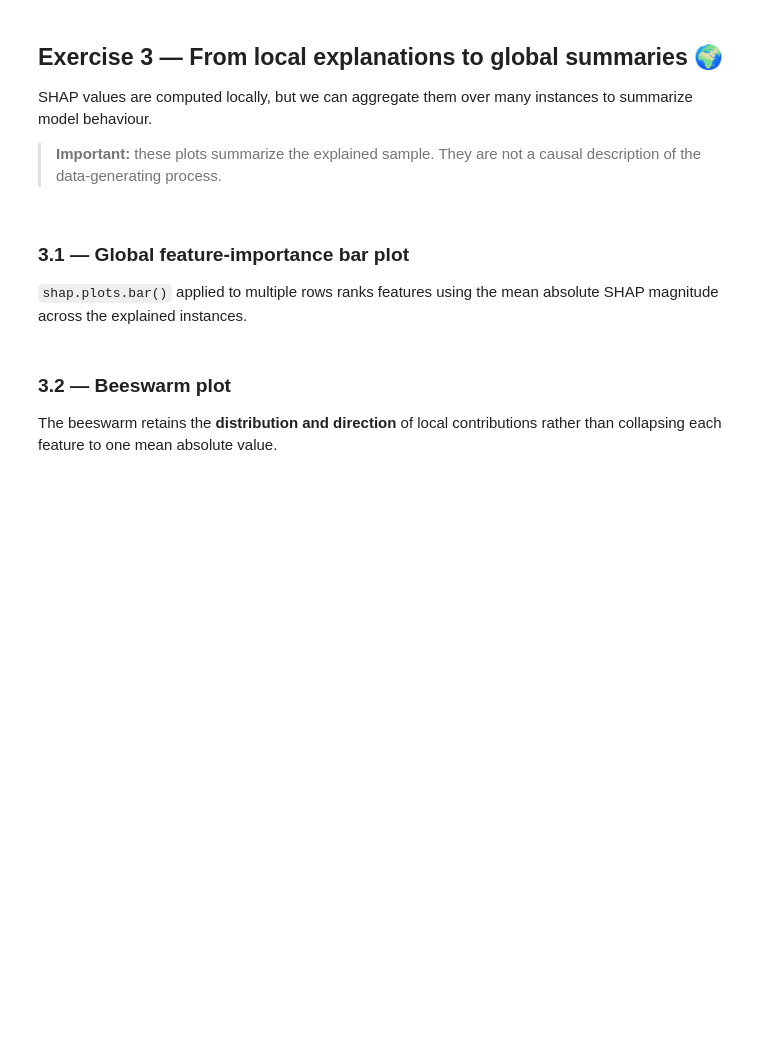
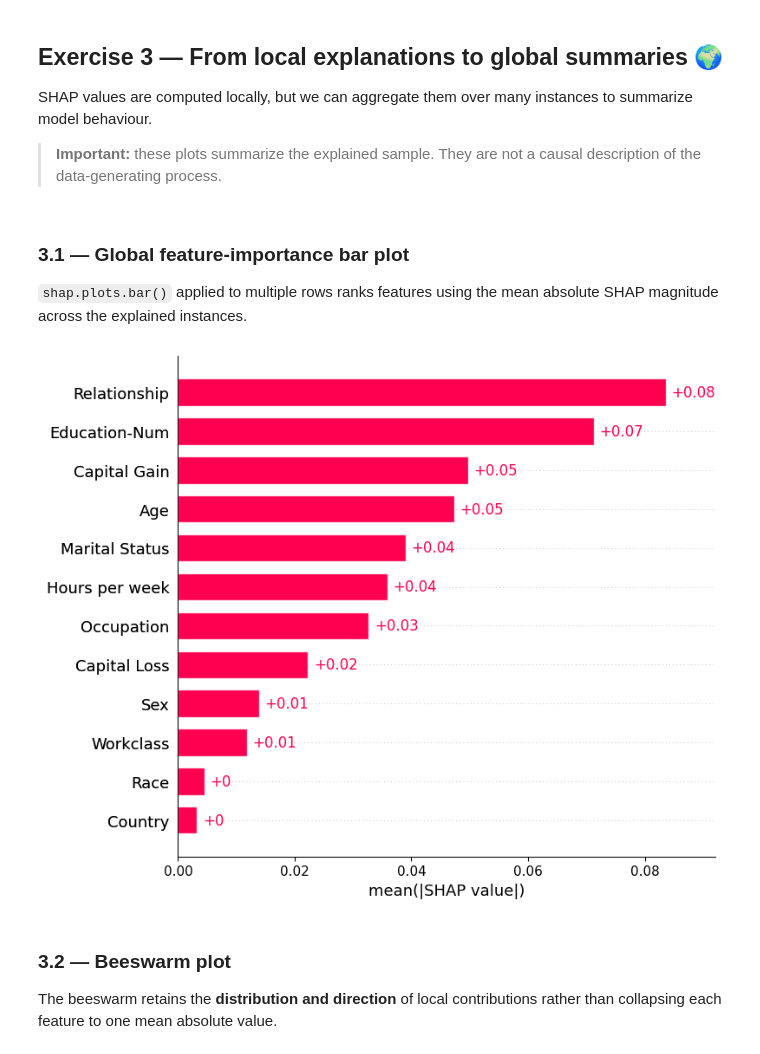
Before and after one commit to Arthvrr/Explanaible-AI-Labs, a Jupyter notebook: Lab 3/Lab3c_Local_explanation_methods_SHAP.ipynb, the cells around one changed output. Drawn from its saved outputs; the diff is of its cells as text; code cells hidden in the pictures; blank space fills up the shorter version.

```diff
--- a/Lab 3/Lab3c_Local_explanation_methods_SHAP.ipynb
+++ b/Lab 3/Lab3c_Local_explanation_methods_SHAP.ipynb
@@ -221,8 +342,16 @@ SHAP values are computed locally, but we can aggregate them over many instances
 # %%
 #### START CODE HERE ####
 # Plot global mean absolute SHAP importance
-...
+shap.plots.bar(shap_values_class, max_display=12)
 #### END CODE HERE ####
+
+"""
+Le Global bar plot permet de répondre à la question :
+« Quelles sont les variables les plus importantes pour les prédictions de mon modèle, en moyenne ? »
+Il ne donne cependant aucune information sur le sens de leur influence.
+"""
+# %% [output]
+[figure, added]
 # %% [markdown]
 ### 3.2 — Beeswarm plot
 
```
Also changed, not shown: parts of 17 cells of this notebook.
